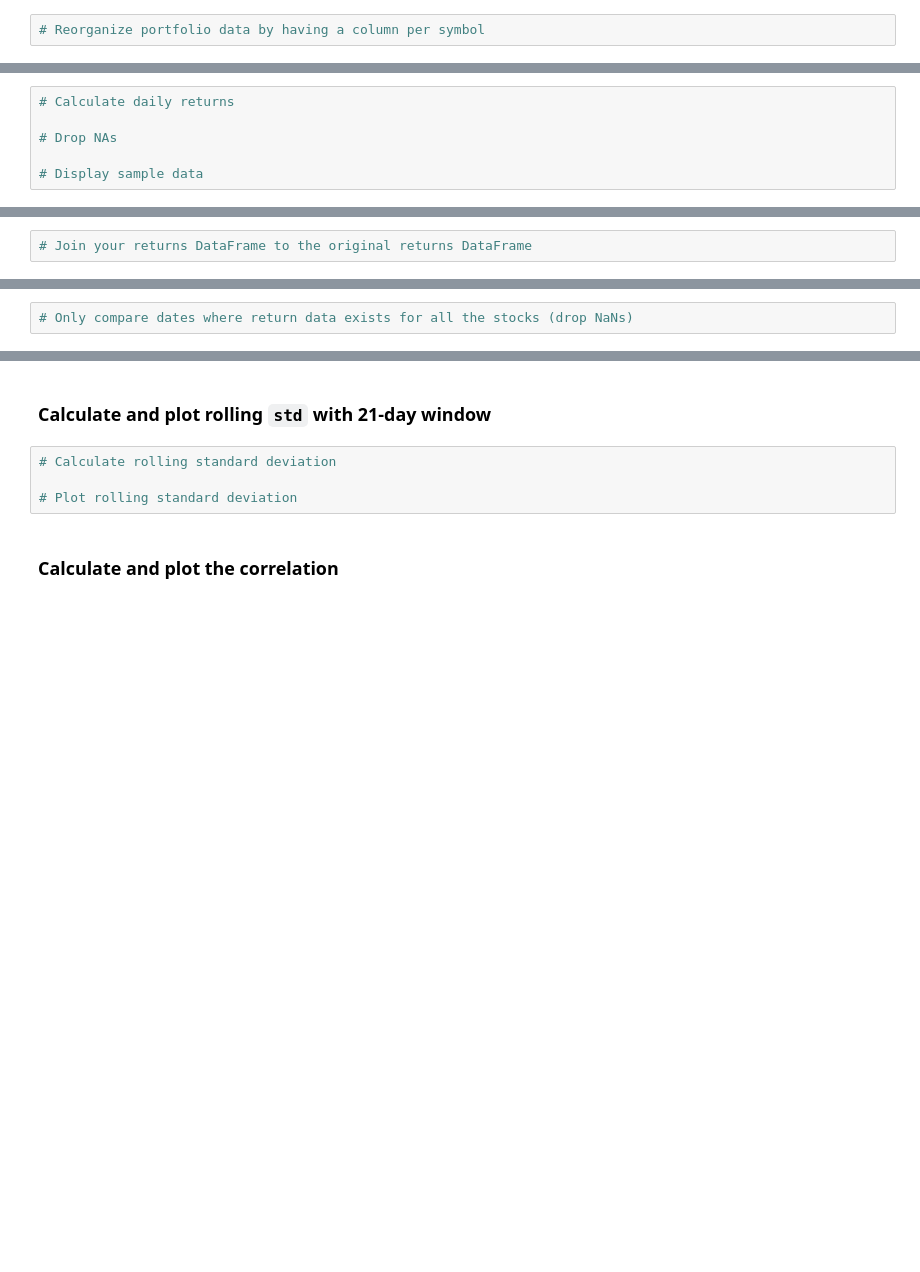
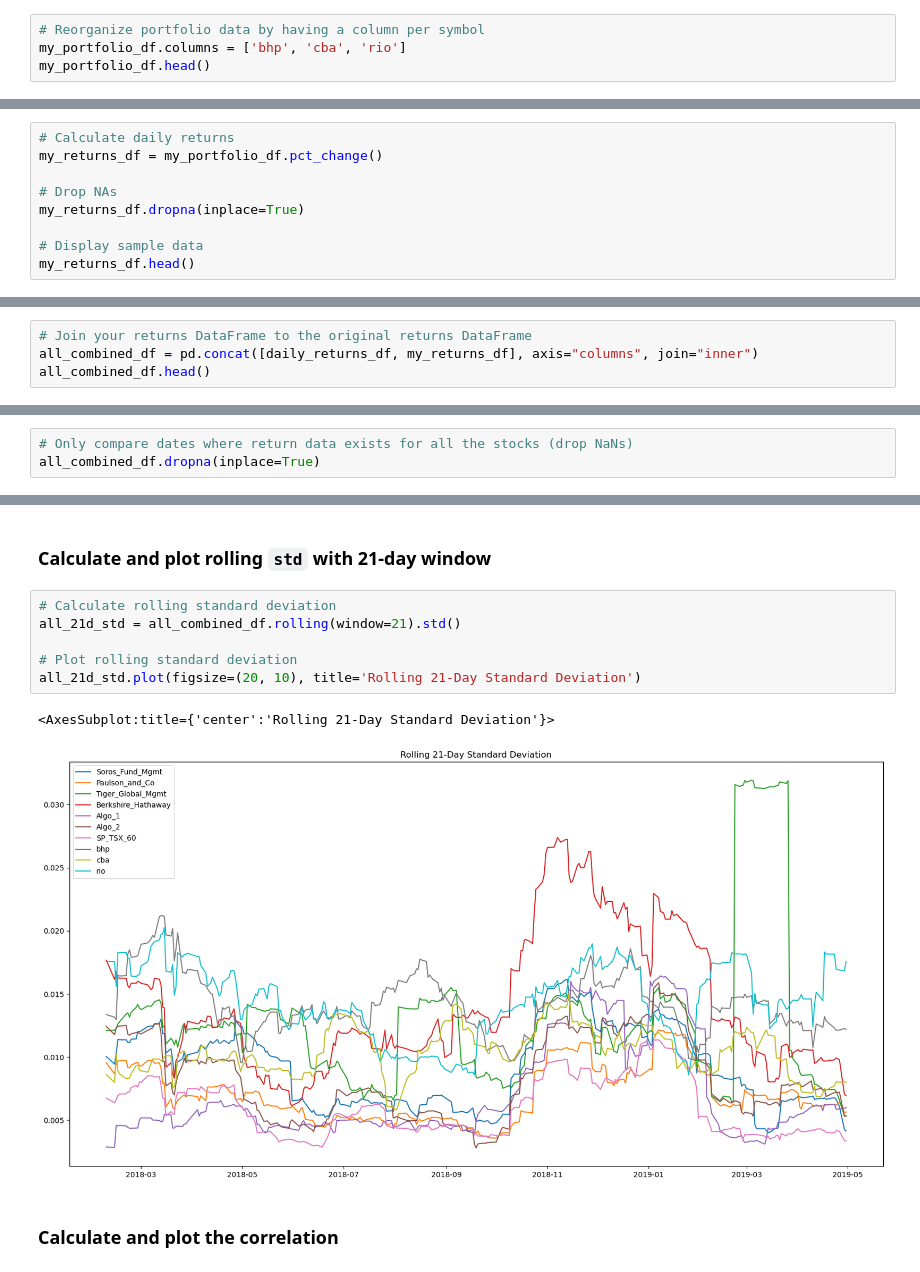
Before and after one commit to VeronicaHurtado/FinTech-Module4-Challenge, a Jupyter notebook: whale_analysis.ipynb, the cells around one changed output, grey strips where cells are left out. Saved outputs shown, nothing was run; the diff lists cells and outputs as text; blank space fills up the shorter version.

Commit message:
Start part 3: Create Custom Portfolio

```diff
--- a/whale_analysis.ipynb
+++ b/whale_analysis.ipynb
@@ -524,2 +569,4 @@ In this section, you will build your own portfolio of stocks, calculate the retu
 # %%
 # Reorganize portfolio data by having a column per symbol
+my_portfolio_df.columns = ['bhp', 'cba', 'rio']
+my_portfolio_df.head()
@@ -526,6 +580,9 @@ In this section, you will build your own portfolio of stocks, calculate the retu
 # %%
 # Calculate daily returns
+my_returns_df = my_portfolio_df.pct_change()
 
 # Drop NAs
+my_returns_df.dropna(inplace=True)
 
 # Display sample data
+my_returns_df.head()
@@ -542,3 +615,5 @@ weights = [1/3, 1/3, 1/3]
 ## Join your portfolio returns to the DataFrame that contains all of the portfolio returns
 # %%
 # Join your returns DataFrame to the original returns DataFrame
+all_combined_df = pd.concat([daily_returns_df, my_returns_df], axis="columns", join="inner")
+all_combined_df.head()
@@ -545,5 +627,6 @@ weights = [1/3, 1/3, 1/3]
 # %%
 # Only compare dates where return data exists for all the stocks (drop NaNs)
+all_combined_df.dropna(inplace=True)
 # %% [markdown]
 ## Re-run the risk analysis with your portfolio to see how it compares to the others
 # %% [markdown]
@@ -554,8 +652,13 @@ weights = [1/3, 1/3, 1/3]
 ### Calculate and plot rolling `std` with 21-day window
 # %%
 # Calculate rolling standard deviation
+all_21d_std = all_combined_df.rolling(window=21).std()
 
 # Plot rolling standard deviation
+all_21d_std.plot(figsize=(20, 10), title='Rolling 21-Day Standard Deviation')
+# %% [output]
+<AxesSubplot:title={'center':'Rolling 21-Day Standard Deviation'}>
+[figure, added]
 # %% [markdown]
 ### Calculate and plot the correlation
 # %%
```
Also changed, not shown: parts of 16 cells of this notebook, 3 other files.
